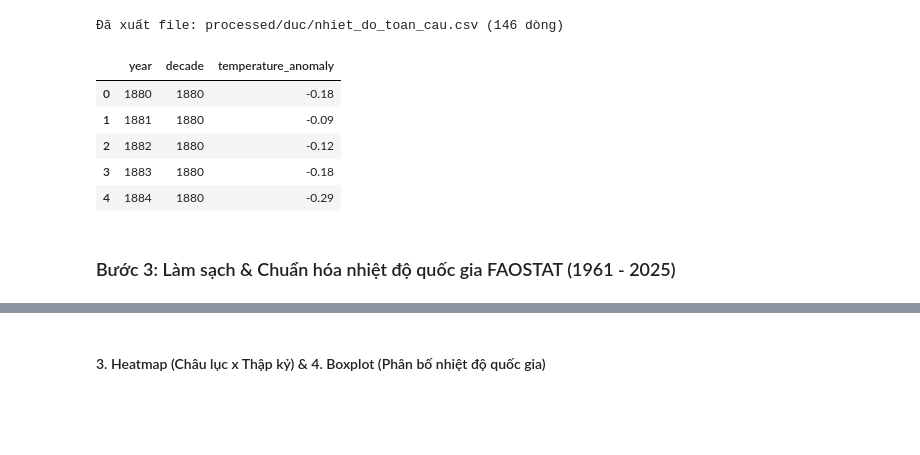
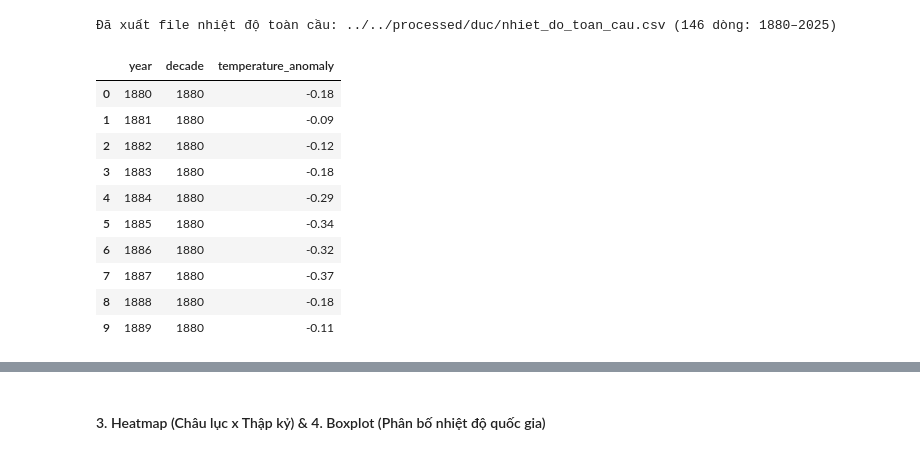
Before and after one commit to nguyenkhang310/climate-lab, a Jupyter notebook: notebooks/duc/01_lam_sach_va_eda.ipynb, the cells around one changed output, grey strips where cells are left out. Saved outputs shown, nothing was run; the diff lists cells and outputs as text; code cells hidden in the pictures; blank space fills up the shorter version.

```diff
--- a/notebooks/duc/01_lam_sach_va_eda.ipynb
+++ b/notebooks/duc/01_lam_sach_va_eda.ipynb
@@ -22,34 +46,41 @@ Các thư viện đã được nạp thành công!
 # %%
 # 1. Đọc dữ liệu NASA GISTEMP v4
-df_nasa_raw = pd.read_csv('data/raw/01_duc_nhiet_do/nasa_nhiet_do_toan_cau_1880_2026.csv', header=1, na_values='***')
+nasa_path = '../../data/raw/01_duc_nhiet_do/nasa_nhiet_do_toan_cau_1880_2026.csv'
+df_nasa_raw = pd.read_csv(nasa_path, na_values='***')
+if 'Year' not in df_nasa_raw.columns:
+    df_nasa_raw = pd.read_csv(nasa_path, header=1, na_values='***')
+n_nasa_raw = len(df_nasa_raw)
 
-# 2. Giữ lại cột Năm và cột J-D (Độ lệch nhiệt độ trung bình năm)
+# 2. Trích chọn cột Năm và độ lệch nhiệt độ (J-D)
 df_nasa = df_nasa_raw[['Year', 'J-D']].copy()
 df_nasa.rename(columns={'Year': 'year', 'J-D': 'temperature_anomaly'}, inplace=True)
 
-# 3. Ép kiểu và lọc năm <= 2025 (loại bỏ năm 2026 vì chưa đủ 12 tháng)
+# 3. Ép kiểu và lọc năm <= 2025
 df_nasa['year'] = pd.to_numeric(df_nasa['year'], errors='coerce')
 df_nasa['temperature_anomaly'] = pd.to_numeric(df_nasa['temperature_anomaly'], errors='coerce')
 df_nasa = df_nasa.dropna(subset=['temperature_anomaly'])
 df_nasa = df_nasa[df_nasa['year'] <= 2025].copy()
 df_nasa['year'] = df_nasa['year'].astype(int)
 
 # 4. Thêm cột decade
 df_nasa['decade'] = (df_nasa['year'] // 10) * 10
 df_nasa_final = df_nasa[['year', 'decade', 'temperature_anomaly']].sort_values('year').reset_index(drop=True)
 
-# 5. Xuất ra file CSV
-output_nasa = 'processed/duc/nhiet_do_toan_cau.csv'
+# 5. Xuất ra file CSV sạch
+output_nasa = '../../processed/duc/nhiet_do_toan_cau.csv'
 df_nasa_final.to_csv(output_nasa, index=False)
-print(f"Đã xuất file: {output_nasa} ({len(df_nasa_final)} dòng)")
-display(df_nasa_final.head())
+print(f'Đã xuất file nhiệt độ toàn cầu: {output_nasa} ({len(df_nasa_final)} dòng: {df_nasa_final["year"].min()}–{df_nasa_final["year"].max()})')
+display(df_nasa_final.head(10))
 # %% [output]
-Đã xuất file: processed/duc/nhiet_do_toan_cau.csv (146 dòng)
+Đã xuất file nhiệt độ toàn cầu: ../../processed/duc/nhiet_do_toan_cau.csv (146 dòng: 1880–2025)
 |  | year | decade | temperature_anomaly |
 | 0 | 1880 | 1880 | -0.18 |
 | 1 | 1881 | 1880 | -0.09 |
 | 2 | 1882 | 1880 | -0.12 |
 | 3 | 1883 | 1880 | -0.18 |
 | 4 | 1884 | 1880 | -0.29 |
+| 5 | 1885 | 1880 | -0.34 |
+| 6 | 1886 | 1880 | -0.32 |
+| 7 | 1887 | 1880 | -0.37 |
+| 8 | 1888 | 1880 | -0.18 |
+| 9 | 1889 | 1880 | -0.11 |
-# %% [markdown]
-### Bước 3: Làm sạch & Chuẩn hóa nhiệt độ quốc gia FAOSTAT (1961 - 2025)
```
Also changed, not shown: parts of 19 cells of this notebook, 11 other files.
